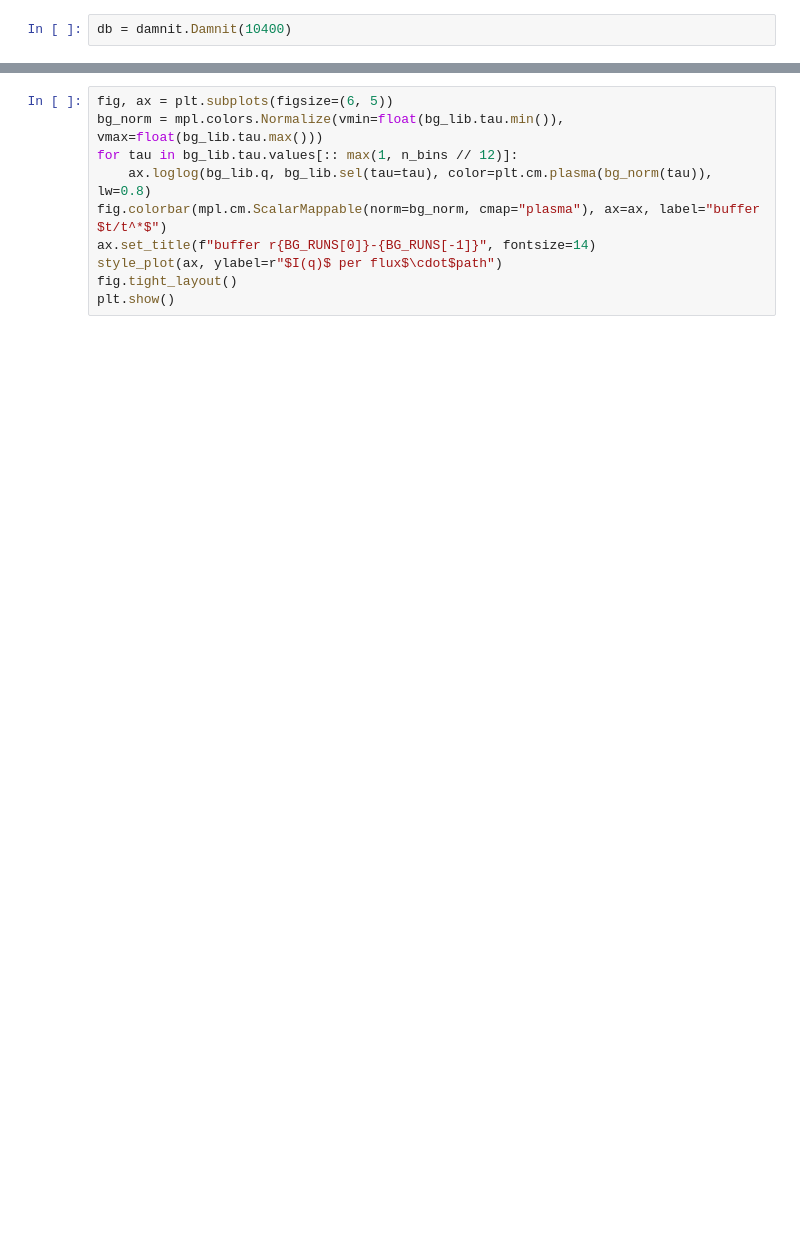
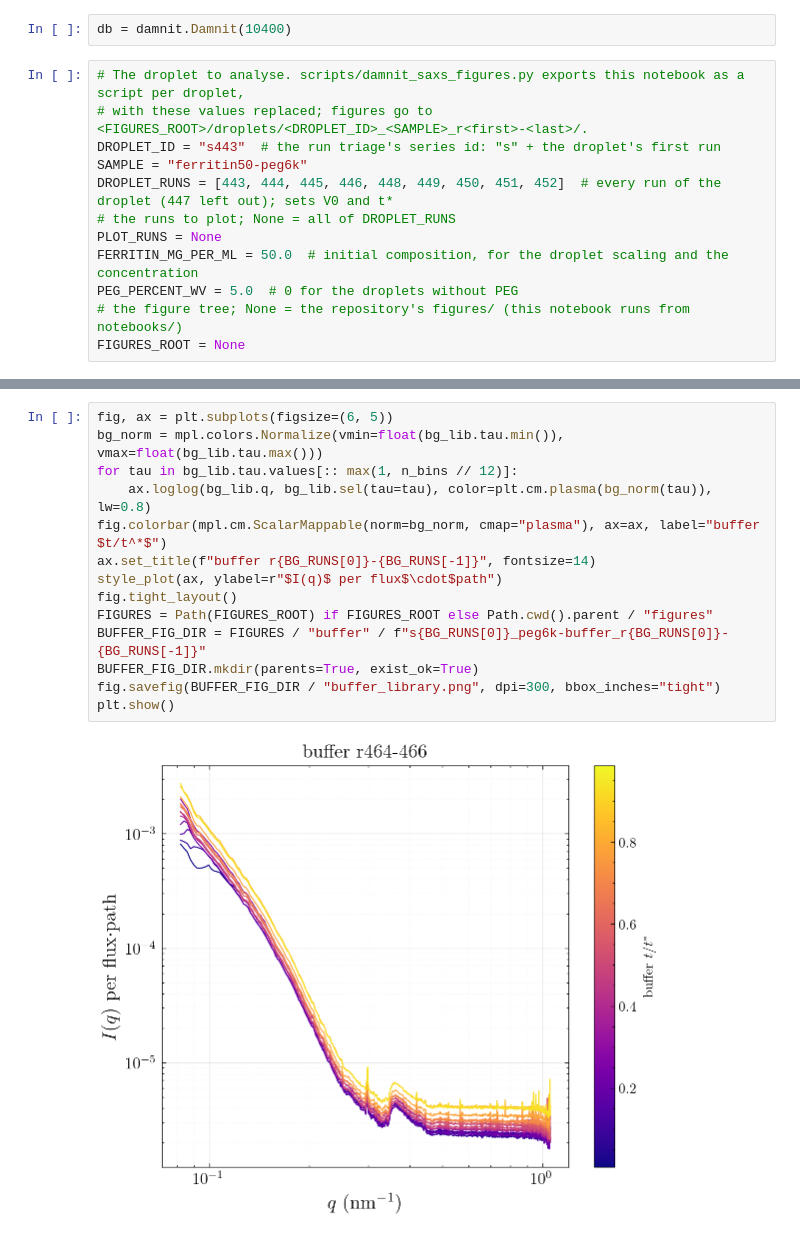
Before and after one commit to JAndronis/MID-10400, a Jupyter notebook: notebooks/damnit_saxs.ipynb, the cells around one changed output, grey strips where cells are left out. Cells and saved outputs as stored; diff of their text form; blank space fills up the shorter version.

```diff
--- a/notebooks/damnit_saxs.ipynb
+++ b/notebooks/damnit_saxs.ipynb
@@ -43,6 +46,18 @@ def clean_range(run_range: list) -> list:
         return run_range
 # %%
 db = damnit.Damnit(10400)
+# %%
+# The droplet to analyse. scripts/damnit_saxs_figures.py exports this notebook as a script per droplet,
+# with these values replaced; figures go to <FIGURES_ROOT>/droplets/<DROPLET_ID>_<SAMPLE>_r<first>-<last>/.
+DROPLET_ID = "s443"  # the run triage's series id: "s" + the droplet's first run
+SAMPLE = "ferritin50-peg6k"
+DROPLET_RUNS = [443, 444, 445, 446, 448, 449, 450, 451, 452]  # every run of the droplet (447 left out); sets V0 and t*
+# the runs to plot; None = all of DROPLET_RUNS
+PLOT_RUNS = None
+FERRITIN_MG_PER_ML = 50.0  # initial composition, for the droplet scaling and the concentration
+PEG_PERCENT_WV = 5.0  # 0 for the droplets without PEG
+# the figure tree; None = the repository's figures/ (this notebook runs from notebooks/)
+FIGURES_ROOT = None
 # %%
 from analysis import cache
 
@@ -84,13 +99,19 @@ ImportError: cannot import name 'cache' from 'analysis' (/home/andronis/MID-1040
 # %%
 fig, ax = plt.subplots(figsize=(6, 5))
 bg_norm = mpl.colors.Normalize(vmin=float(bg_lib.tau.min()), vmax=float(bg_lib.tau.max()))
 for tau in bg_lib.tau.values[:: max(1, n_bins // 12)]:
     ax.loglog(bg_lib.q, bg_lib.sel(tau=tau), color=plt.cm.plasma(bg_norm(tau)), lw=0.8)
 fig.colorbar(mpl.cm.ScalarMappable(norm=bg_norm, cmap="plasma"), ax=ax, label="buffer $t/t^*$")
 ax.set_title(f"buffer r{BG_RUNS[0]}-{BG_RUNS[-1]}", fontsize=14)
 style_plot(ax, ylabel=r"$I(q)$ per flux$\cdot$path")
 fig.tight_layout()
+FIGURES = Path(FIGURES_ROOT) if FIGURES_ROOT else Path.cwd().parent / "figures"
+BUFFER_FIG_DIR = FIGURES / "buffer" / f"s{BG_RUNS[0]}_peg6k-buffer_r{BG_RUNS[0]}-{BG_RUNS[-1]}"
+BUFFER_FIG_DIR.mkdir(parents=True, exist_ok=True)
+fig.savefig(BUFFER_FIG_DIR / "buffer_library.png", dpi=300, bbox_inches="tight")
 plt.show()
+# %% [output]
+[figure, added]
 # %%
 # Lowest trustworthy q per curve. Below it the three chi sectors of the unmasked wedge stop
 # agreeing, because the droplet shadows the stray scatter near the beam; measured on r443-452
```
Also changed, not shown: parts of 6 cells of this notebook, 2 other files.
